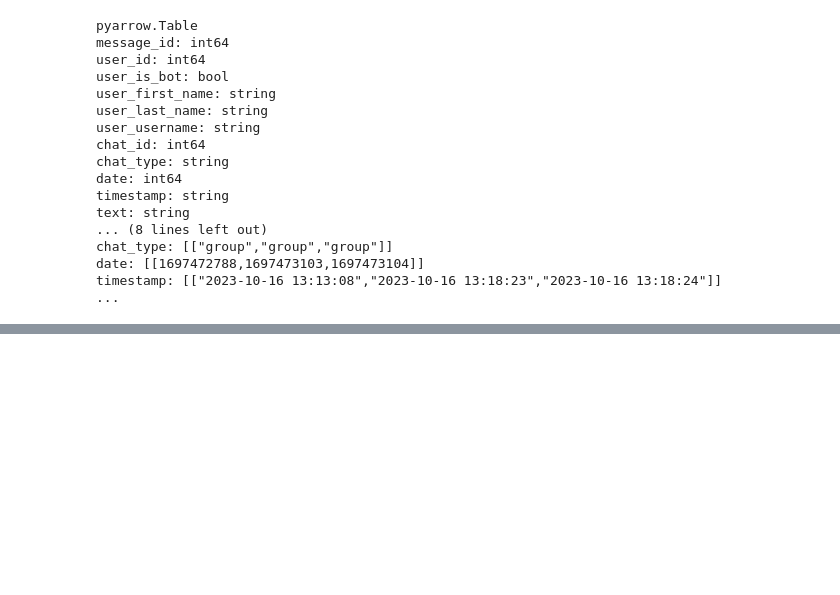
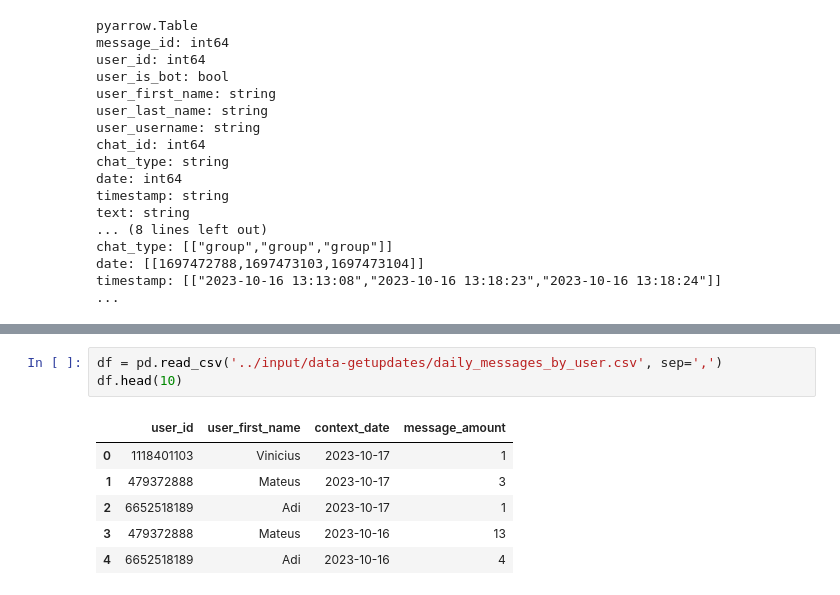
Before and after one commit to mateus-miguel/projeto-pipeline-telegram, a Jupyter notebook: telegram-pipeline-project.ipynb, the cells around one changed output, grey strips where cells are left out. Cells and saved outputs as stored; diff of their text form; blank space fills up the shorter version.

```diff
--- a/telegram-pipeline-project.ipynb
+++ b/telegram-pipeline-project.ipynb
@@ -339,0 +424,10 @@ timestamp: [["2023-10-16 13:13:08","2023-10-16 13:18:23","2023-10-16 13:18:24"]]
+# %%
+df = pd.read_csv('../input/data-getupdates/daily_messages_by_user.csv', sep=',')
+df.head(10)
+# %% [output]
+|  | user_id | user_first_name | context_date | message_amount |
+| 0 | 1118401103 | Vinicius | 2023-10-17 | 1 |
+| 1 | 479372888 | Mateus | 2023-10-17 | 3 |
+| 2 | 6652518189 | Adi | 2023-10-17 | 1 |
+| 3 | 479372888 | Mateus | 2023-10-16 | 13 |
+| 4 | 6652518189 | Adi | 2023-10-16 | 4 |
```
Also changed, not shown: parts of 11 cells of this notebook.
